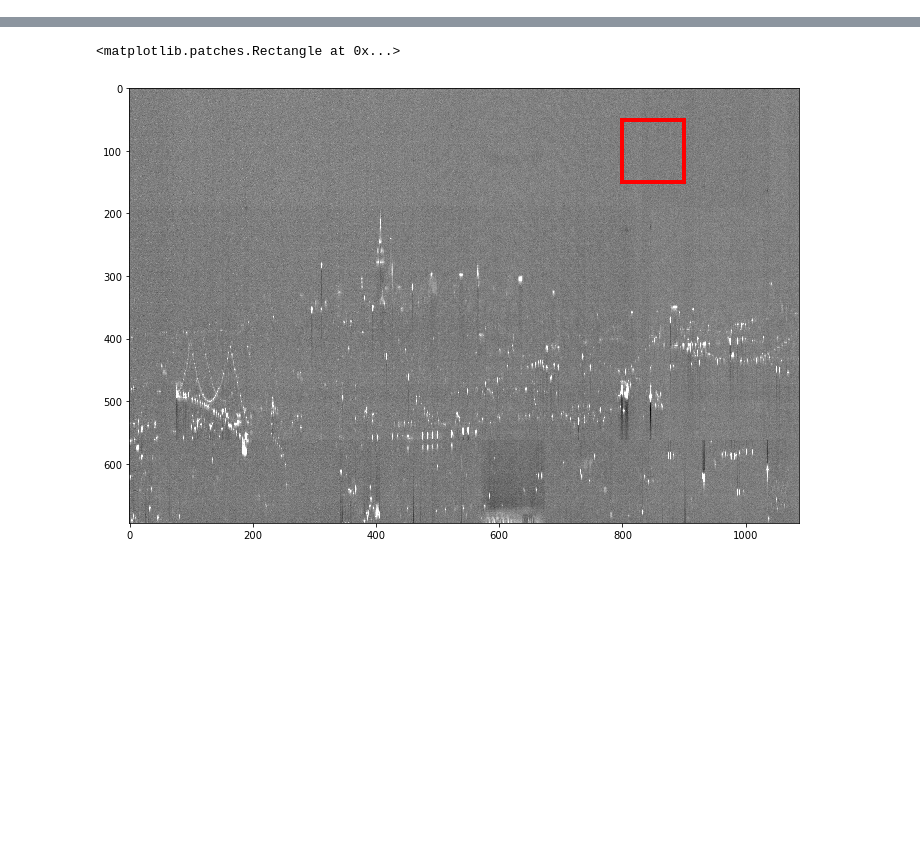
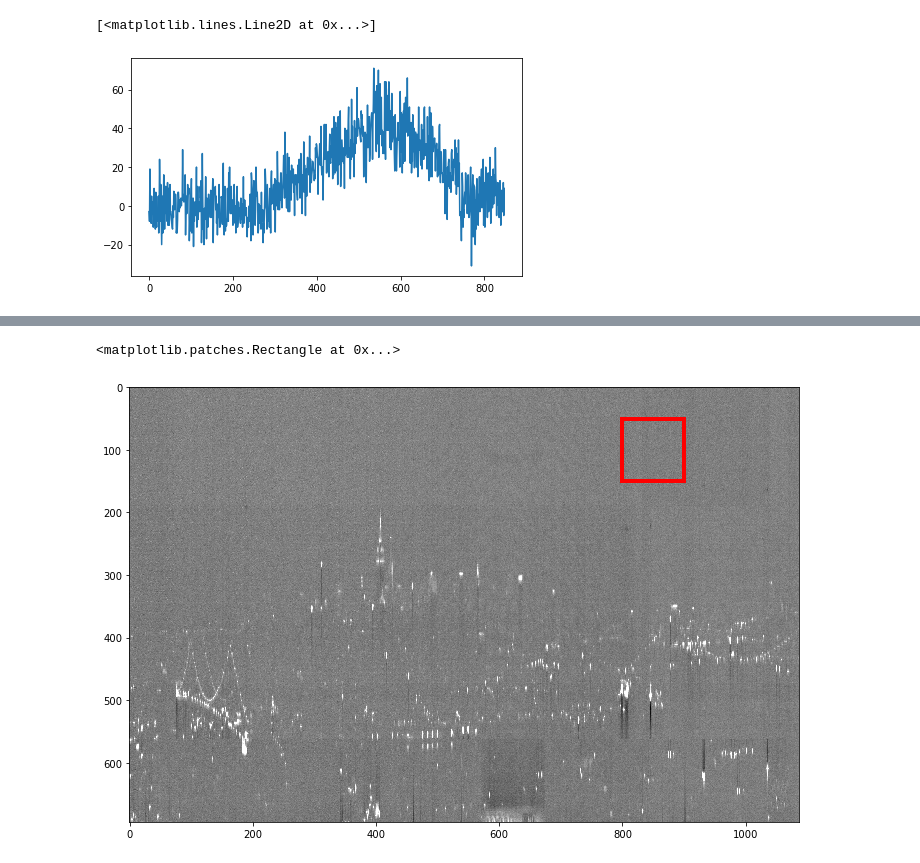
Before and after one commit to gdobler/lighting-tech-changeover, a Jupyter notebook: ltco/Sensor_Sensitivity_Correction.ipynb, the cells around one changed output, grey strips where cells are left out. Saved outputs shown, nothing was run; the diff lists cells and outputs as text; code cells hidden in the pictures; blank space fills up the shorter version.

```diff
--- a/ltco/Sensor_Sensitivity_Correction.ipynb
+++ b/ltco/Sensor_Sensitivity_Correction.ipynb
@@ -26,0 +54,5 @@ KeyboardInterrupt:
+# %%
+plt.plot(hsi1[:, 676, 1232])
+# %% [output]
+[<matplotlib.lines.Line2D at 0x...>]
+[figure, added]
```
Also changed, not shown: parts of 32 cells of this notebook, 4 other files.
